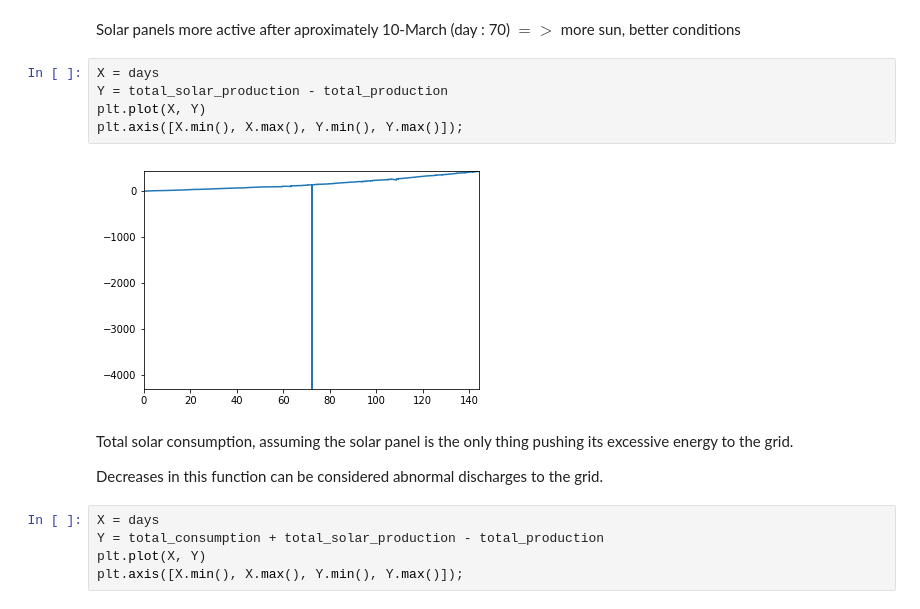
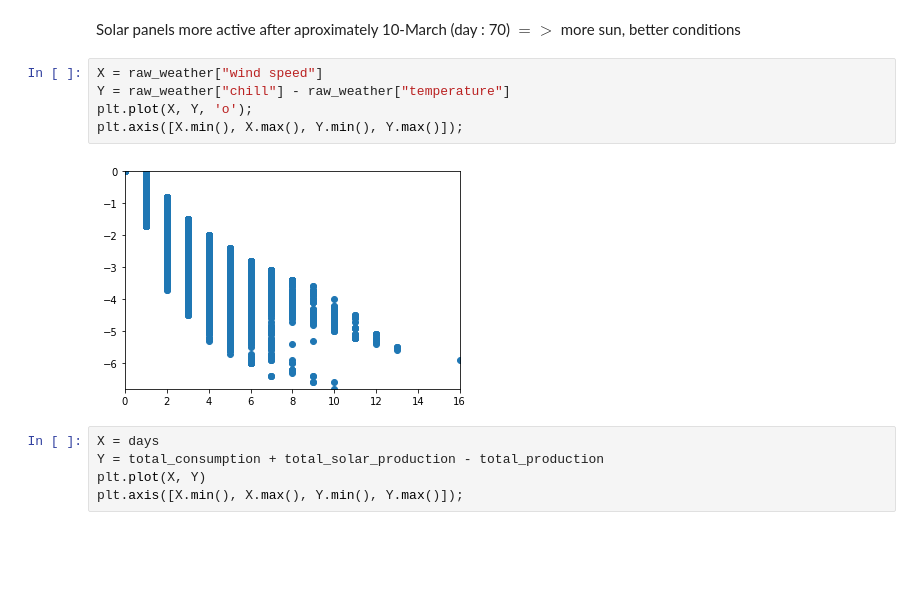
Before and after one commit to Jonuma/IoT_Project, a Jupyter notebook: data/assignment_joao.ipynb, the cells around one changed output. Cells and saved outputs as stored; diff of their text form; blank space fills up the shorter version.

```diff
--- a/data/assignment_joao.ipynb
+++ b/data/assignment_joao.ipynb
@@ -158,16 +158,12 @@ plt.axis([X.min(), X.max(), Y.min(), Y.max()]);
 # %% [markdown]
 Solar panels more active after aproximately 10-March (day : 70) $ => $ more sun, better conditions
 # %%
-X = days
-Y = total_solar_production - total_production
-plt.plot(X, Y)
+X = raw_weather["wind speed"]
+Y = raw_weather["chill"] - raw_weather["temperature"]
+plt.plot(X, Y, 'o');
 plt.axis([X.min(), X.max(), Y.min(), Y.max()]);
 # %% [output]
-[figure, old version]
+[figure, new version]
-# %% [markdown]
-Total solar consumption, assuming the solar panel is the only thing pushing its excessive energy to the grid.
-
-Decreases in this function can be considered abnormal discharges to the grid.
 # %%
 X = days
 Y = total_consumption + total_solar_production - total_production
```
Also changed, not shown: parts of 16 cells of this notebook.
